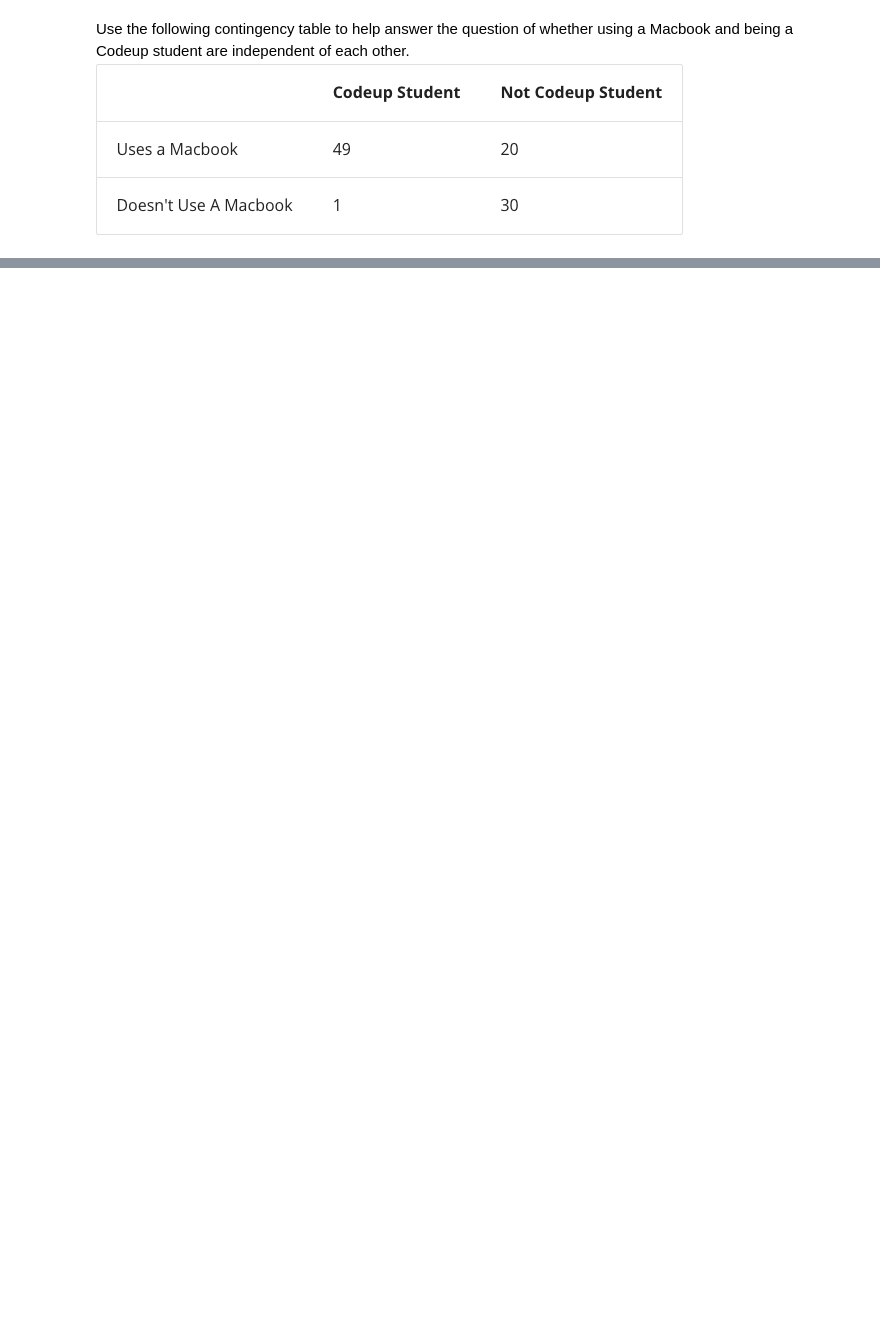
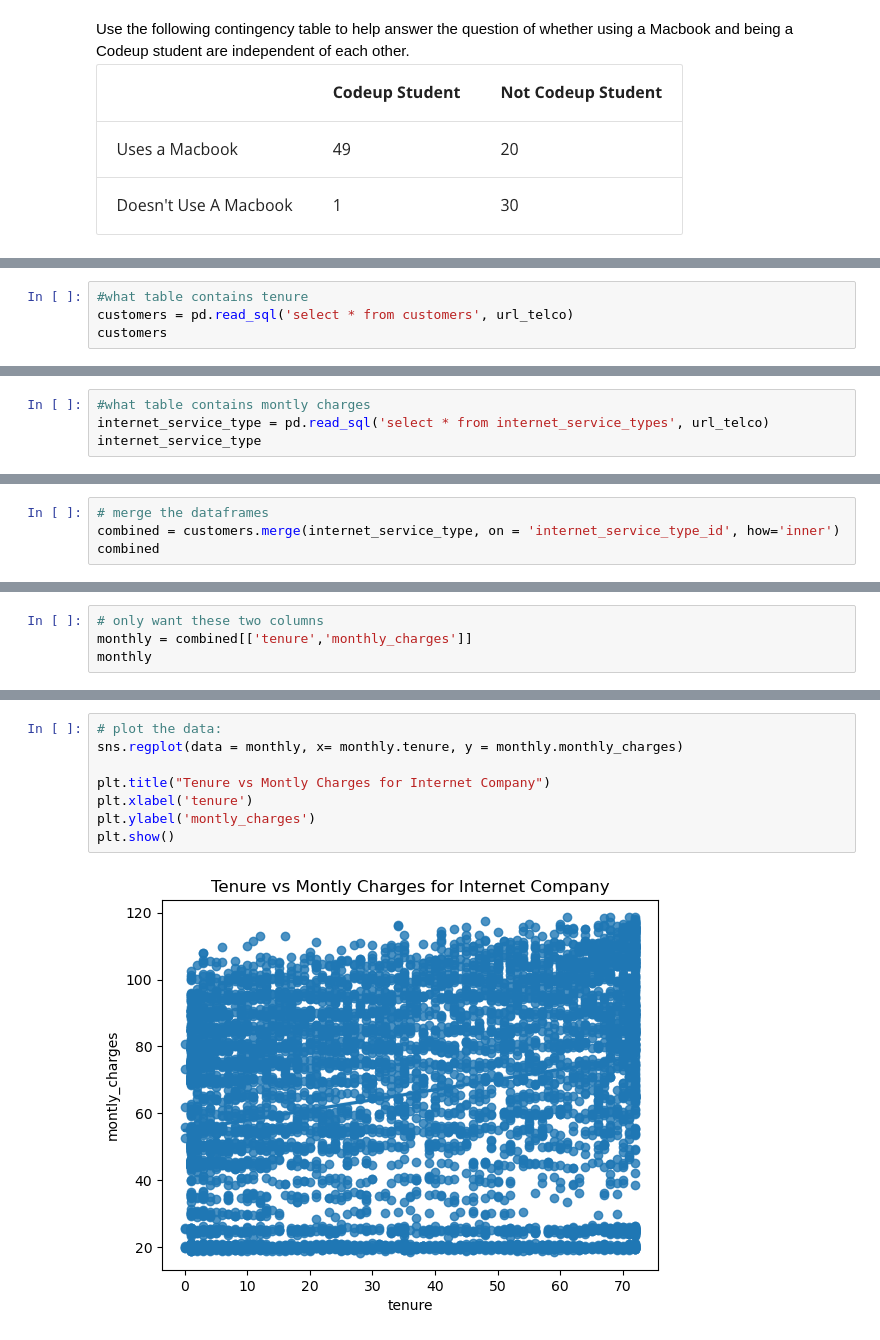
Before and after one commit to NikkideVries/statistics-exercises, a Jupyter notebook: hypothesis_testing.ipynb, the cells around one changed output, grey strips where cells are left out. Saved outputs shown, nothing was run; the diff lists cells and outputs as text; blank space fills up the shorter version.

```diff
--- a/hypothesis_testing.ipynb
+++ b/hypothesis_testing.ipynb
@@ -55,0 +575,4 @@ Use the following contingency table to help answer the question of whether using
+# %%
+#what table contains tenure
+customers = pd.read_sql('select * from customers', url_telco)
+customers
@@ -55,0 +593,4 @@ Use the following contingency table to help answer the question of whether using
+# %%
+#what table contains montly charges
+internet_service_type = pd.read_sql('select * from internet_service_types', url_telco)
+internet_service_type
@@ -55,0 +602,4 @@ Use the following contingency table to help answer the question of whether using
+# %%
+# merge the dataframes
+combined = customers.merge(internet_service_type, on = 'internet_service_type_id', how='inner')
+combined
@@ -55,0 +620,4 @@ Use the following contingency table to help answer the question of whether using
+# %%
+# only want these two columns
+monthly = combined[['tenure','monthly_charges']]
+monthly
@@ -55,0 +650,10 @@ Use the following contingency table to help answer the question of whether using
+# %%
+# plot the data:
+sns.regplot(data = monthly, x= monthly.tenure, y = monthly.monthly_charges)
+
+plt.title("Tenure vs Montly Charges for Internet Company")
+plt.xlabel('tenure')
+plt.ylabel('montly_charges')
+plt.show()
+# %% [output]
+[figure, added]
```
Also changed, not shown: parts of 103 cells of this notebook.
